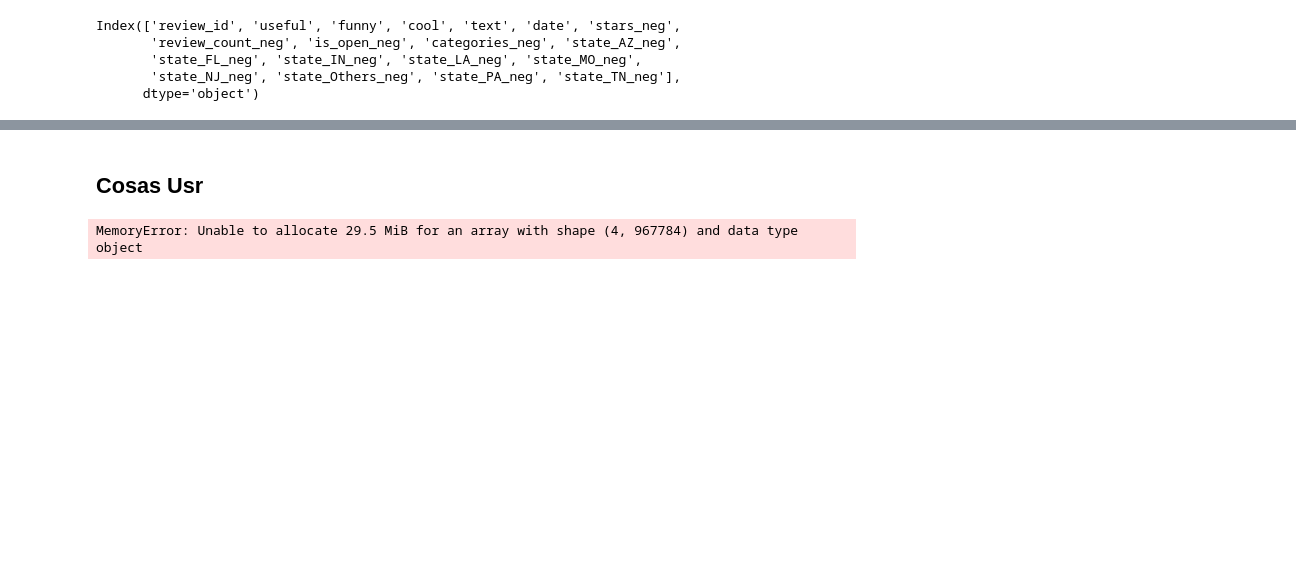
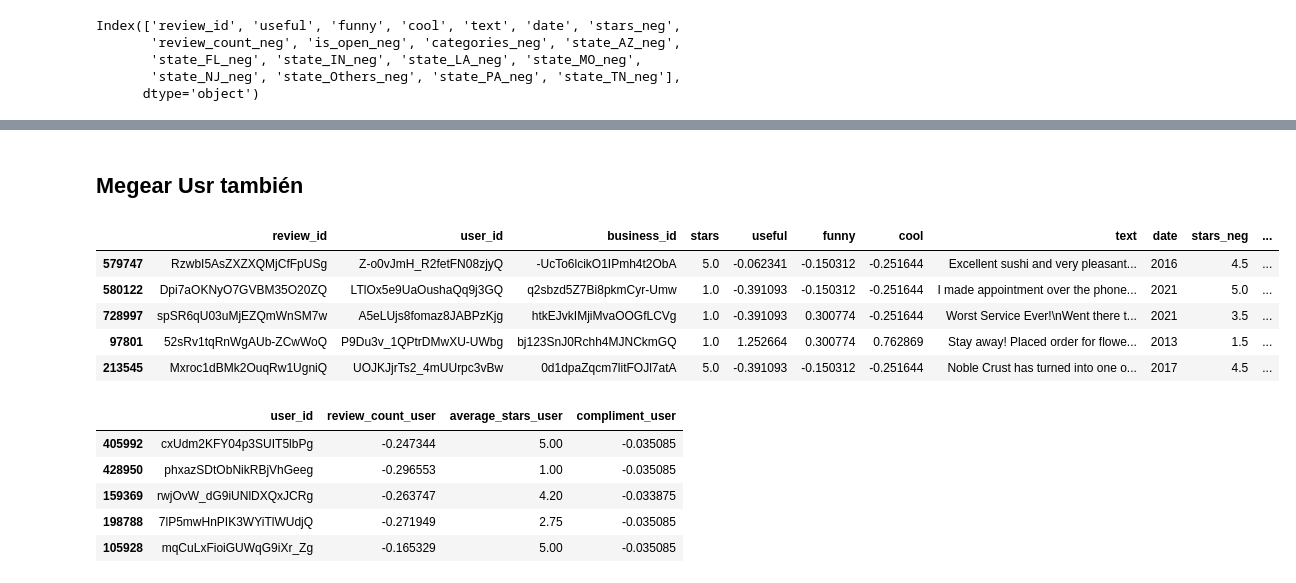
Before and after one commit to agmota11/RECSYS, a Jupyter notebook: Practica 2/src/Exploracion.ipynb, the cells around one changed output, grey strips where cells are left out. Cells and saved outputs as stored; diff of their text form; code cells hidden in the pictures; blank space fills up the shorter version.

```diff
--- a/Practica 2/src/Exploracion.ipynb
+++ b/Practica 2/src/Exploracion.ipynb
@@ -819,14 +878,28 @@ df_merged.to_csv("../data/train_reviews_merged.csv", index=False)
 # %% [markdown]
-## Cosas Usr
+## Megear Usr también
+# %%
+df_merged_usr.sample(5)
+# %% [output]
+|  | review_id | user_id | business_id | stars | useful | funny | cool | text | date | stars_neg | ... |
+| 579747 | RzwbI5AsZXZXQMjCfFpUSg | Z-o0vJmH_R2fetFN08zjyQ | -UcTo6lcikO1IPmh4t2ObA | 5.0 | -0.062341 | -0.150312 | -0.251644 | Excellent sushi and very pleasant... | 2016 | 4.5 | ... |
+| 580122 | Dpi7aOKNyO7GVBM35O20ZQ | LTlOx5e9UaOushaQq9j3GQ | q2sbzd5Z7Bi8pkmCyr-Umw | 1.0 | -0.391093 | -0.150312 | -0.251644 | I made appointment over the phone... | 2021 | 5.0 | ... |
+| 728997 | spSR6qU03uMjEZQmWnSM7w | A5eLUjs8fomaz8JABPzKjg | htkEJvkIMjiMvaOOGfLCVg | 1.0 | -0.391093 | 0.300774 | -0.251644 | Worst Service Ever!\nWent there t... | 2021 | 3.5 | ... |
+| 97801 | 52sRv1tqRnWgAUb-ZCwWoQ | P9Du3v_1QPtrDMwXU-UWbg | bj123SnJ0Rchh4MJNCkmGQ | 1.0 | 1.252664 | 0.300774 | 0.762869 | Stay away! Placed order for flowe... | 2013 | 1.5 | ... |
+| 213545 | Mxroc1dBMk2OuqRw1UgniQ | UOJKJjrTs2_4mUUrpc3vBw | 0d1dpaZqcm7litFOJl7atA | 5.0 | -0.391093 | -0.150312 | -0.251644 | Noble Crust has turned into one o... | 2017 | 4.5 | ... |
 # %%
 # # Renombrar columnas de new_usuarios, excepto 'user_id'
-new_usuarios_renamed = df_merged_usr.rename(
+new_usuarios_renamed = new_usuarios.rename(
     columns={col: col + "_user" for col in new_usuarios.columns if col != "user_id"}
 )
 
 new_usuarios_renamed.sample(5)
 # %% [output]
-MemoryError: Unable to allocate 29.5 MiB for an array with shape (4, 967784) and data type object
+|  | user_id | review_count_user | average_stars_user | compliment_user |
+| 405992 | cxUdm2KFY04p3SUIT5lbPg | -0.247344 | 5.00 | -0.035085 |
+| 428950 | phxazSDtObNikRBjVhGeeg | -0.296553 | 1.00 | -0.035085 |
+| 159369 | rwjOvW_dG9iUNlDXQxJCRg | -0.263747 | 4.20 | -0.033875 |
+| 198788 | 7lP5mwHnPIK3WYiTlWUdjQ | -0.271949 | 2.75 | -0.035085 |
+| 105928 | mqCuLxFioiGUWqG9iXr_Zg | -0.165329 | 5.00 | -0.035085 |
 # %%
 # # Unir la información del usuario
 df_merged_final = df_merged_usr.merge(new_usuarios_renamed, on="user_id", how="left")
```
Also changed, not shown: parts of 38 cells of this notebook, 2 other files.
